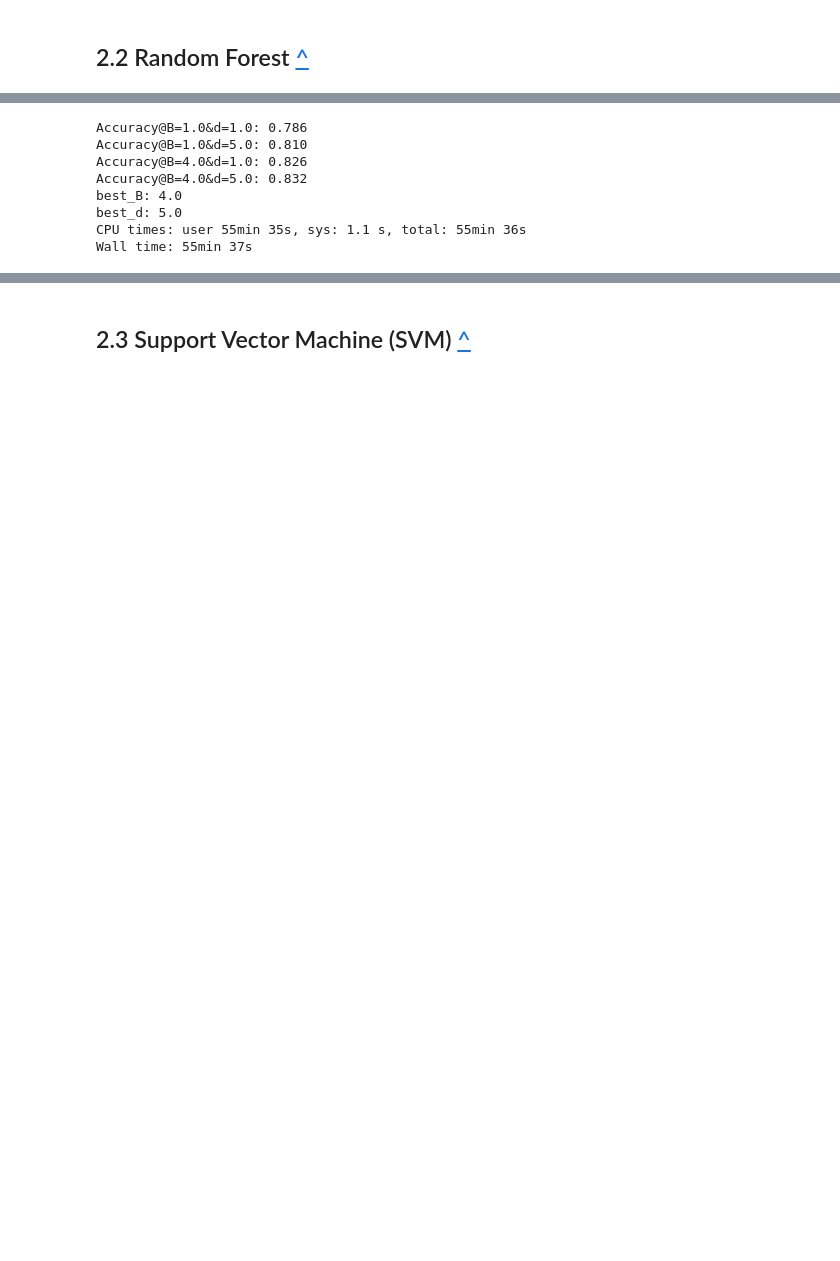
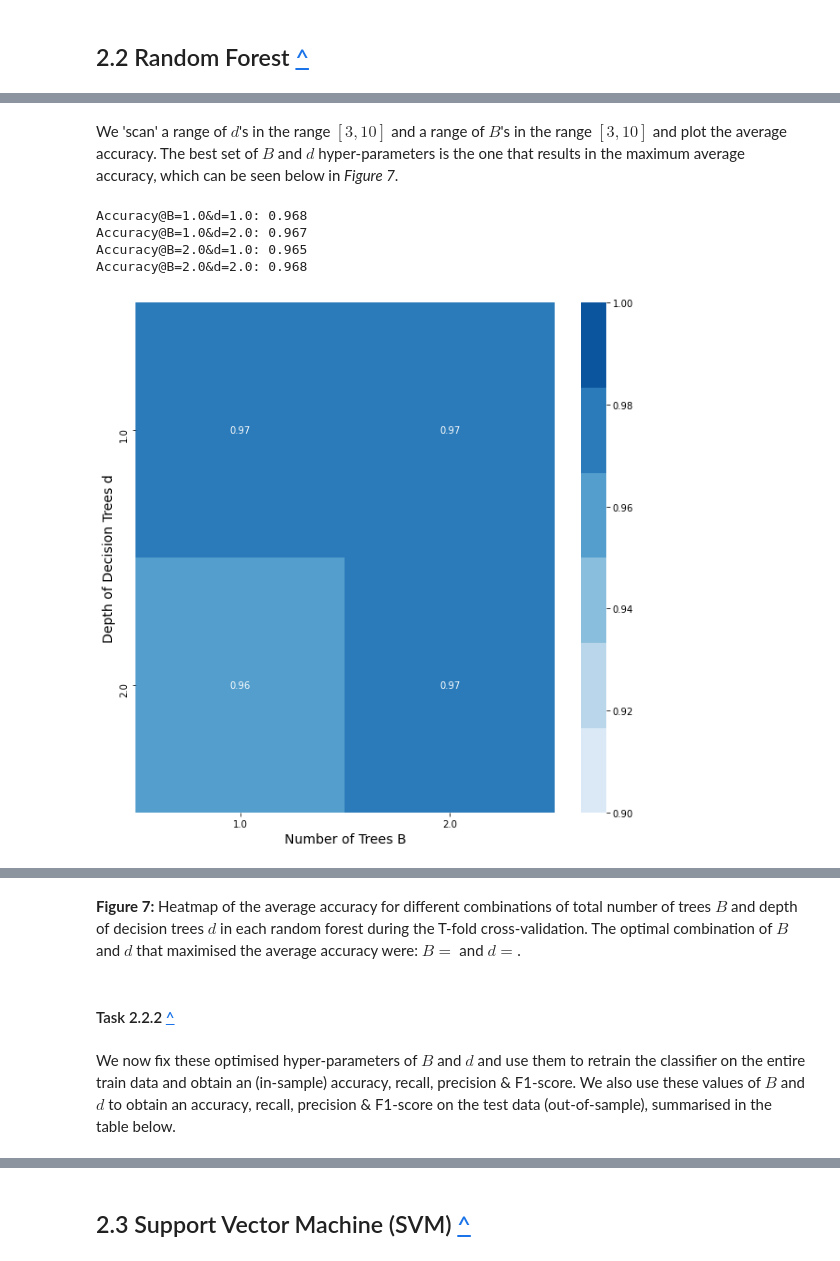
Before and after one commit to GeorgeAlevras/Data-Science-Coursework-1, a Jupyter notebook: Alevras01531221_CW1_clean_V1.ipynb, the cells around one changed output, grey strips where cells are left out. Cells and saved outputs as stored; diff of their text form; code cells hidden in the pictures; blank space fills up the shorter version.

```diff
--- a/Alevras01531221_CW1_clean_V1.ipynb
+++ b/Alevras01531221_CW1_clean_V1.ipynb
@@ -953,7 +954,7 @@ def cross_entropy_split_value(X, y, sample_weights, column, categorical):
         column: the column of the feature for calculating. 0 <= column < D
         categorical: boolean value indicating whether column is a categorical variable or numerical.
     Returns:
-        (float, float): the resulted GINI-index and the corresponding value used in splitting.
+        (float, float): the resulted cross-entropy and the corresponding value used in splitting.
     """
 
     unique_vals = np.unique(X[:, column])
@@ -1063,7 +1061,7 @@ def cross_entropy_split_rf(n_features, X, y, sample_weights, columns_dict):
         sample_weights: weights for each samples, of shape (N,).
         columns_dict: a dictionary mapping column indices to whether the column is categorical or numerical variable.
     Returns:
-        (float, int, float): the minimized gini-index, the best feature index and value used in splitting.
+        (float, int, float): the minimized cross-entropy, the best feature index and value used in splitting.
     """
     columns = np.random.choice(list(columns_dict.keys()), n_features, replace=False)  # choose columns without replacement to form splits
     columns_dict = {c: columns_dict[c] for c in columns}
@@ -1231,7 +1226,7 @@ Wall time: 2min 52s
 # %%
 from collections import defaultdict
 
-def rf_cross_validation_score(X_train, y_train, folds, B, d):
+def rf_cross_validation_score(X_train, y_train, folds, B, d, n_features):
     # X_train: (np.array) training features, of shape (N, D).
     # y_train: (np.array) vector of training labels, of shape (N,).
     # folds: a list of the 5 index arrays, dimensions: 5 x N/5
@@ -1259,7 +1254,7 @@ def rf_cross_validation_score(X_train, y_train, folds, B, d):
     # Return the average score
     return sum(scores) / len(scores)
 # %%
-def choose_best_hyperparams(X_train, y_train, folds, B_range, d_range):
+def choose_best_hyperparams(X_train, y_train, folds, B_range, d_range, n_features):
     # X_train: matrix containing the training descriptor variables, dimensions: N x p
     # y_train: vector containing class of outcome for training data, dimensions: N x 1
     # folds: a list of the 5 index arrays, dimensions: 5 x N/5
@@ -1271,27 +1266,42 @@ def choose_best_hyperparams(X_train, y_train, folds, B_range, d_range):
     for i, B in enumerate(B_range):
         for j, d in enumerate(d_range):
             # obtain score (accuracy) for given hyper-parameter combination
-            B_and_d_scores[i][j] = rf_cross_validation_score(X_train, y_train, folds, int(B), d)
+            B_and_d_scores[i][j] = rf_cross_validation_score(X_train, y_train, folds, int(B), d, n_features)
             print(f'Accuracy@B={B}&d={d}: {B_and_d_scores[i][j]:.3f}')
 
     # best hyper-parameters B and d are the ones that maximise the score (accuracy)
     best_B_and_d_index = np.argmax(B_and_d_scores)
-    return B_range[best_B_and_d_index//B_range.shape[0]], d_range[best_B_and_d_index%B_range.shape[0]]
+    return B_range[best_B_and_d_index//B_range.shape[0]], d_range[best_B_and_d_index%B_range.shape[0]], B_and_d_scores
+# %% [markdown]
+We 'scan' a range of $d$'s in the range $[3, 10]$ and a range of $B$'s in the range $[3, 10]$ and plot the average accuracy. The best set of $B$ and $d$ hyper-parameters is the one that results in the maximum average accuracy, which can be seen below in *Figure 7*.
 # %%
-%%time
-X_copy_df = X.drop([X.shape[0]-1])
-B_range = np.linspace(1, 4, 2)  # range of hyper-parameter B (number of trees in a forest) to consider
-d_range = np.linspace(1, 5, 2)  # range of hyper-parameter d (depth of decision tree) to consider
+y = np.array(y).astype(int)
+training_weights = np.ones_like(y)/len(y)  # assign equal weights for all
+# We need a dictionary indicating whether the column index maps to a
+# categorical feature or numerical
+# In this example, all features are numerical (categorical=False)
+columns_dict = {index: False for index in range(X.shape[1])}
+n_features = X.shape[1] // 3
+
+# X_copy_df = X.drop([X.shape[0]-1])
+B_range = np.linspace(1, 2, 2)  # range of hyper-parameter B (number of trees in a forest) to consider
+d_range = np.linspace(1, 2, 2)  # range of hyper-parameter d (depth of decision tree) to consider
+
 # perform 5-fold cross-validation to obtain best combination of hyper-parameters B and d
-best_B, best_d = choose_best_hyperparams(X_copy_df, y_copy, folds_indexes, B_range, d_range)
-print('best_B:', best_B)
-print('best_d:', best_d)
+best_B, best_d, B_and_d_scores = choose_best_hyperparams(X_copy, np.array(y_copy), folds_indexes, B_range, d_range, n_features)
+
+import seaborn as sns
+x_axis_labels = B_range
+y_axis_labels = d_range
+fig, ax = plt.subplots(figsize=(10, 10))
+color = sns.color_palette("Blues")
+s = sns.heatmap(B_and_d_scores, xticklabels=x_axis_labels, yticklabels=y_axis_labels, ax=ax, cmap=color, vmin=0.9, vmax=1, annot=B_and_d_scores)
+s.set_xlabel('Depth of Decision Trees d', fontsize=14)
+s.set_ylabel('Number of Decision Trees B', fontsize=14)
+plt.show()
 # %% [output]
-Accuracy@B=1.0&d=1.0: 0.786
-Accuracy@B=1.0&d=5.0: 0.810
-Accuracy@B=4.0&d=1.0: 0.826
-Accuracy@B=4.0&d=5.0: 0.832
-best_B: 4.0
-best_d: 5.0
-CPU times: user 55min 35s, sys: 1.1 s, total: 55min 36s
-Wall time: 55min 37s
+Accuracy@B=1.0&d=1.0: 0.968
+Accuracy@B=1.0&d=2.0: 0.967
+Accuracy@B=2.0&d=1.0: 0.965
+Accuracy@B=2.0&d=2.0: 0.968
+[figure, added]
@@ -1298,3 +1310,11 @@ Wall time: 55min 37s
+# %% [markdown]
+**Figure 7:** Heatmap of the average accuracy for different combinations of total number of trees $B$ and depth of decision trees $d$ in each random forest during the T-fold cross-validation. The optimal combination of $B$ and $d$ that maximised the average accuracy were: $B=$ and $d=$.
+# %% [markdown]
+<a name="q222"></a>
+
+#### Task 2.2.2 [^](#outline)
+# %% [markdown]
+We now fix these optimised hyper-parameters of $B$ and $d$ and use them to retrain the classifier on the entire train data and obtain an (in-sample) accuracy, recall, precision & F1-score. We also use these values of $B$ and $d$ to obtain an accuracy, recall, precision & F1-score on the test data (out-of-sample), summarised in the table below.
 # %%
 def recall(y_true, y_pred):
     # true positives
```
Also changed, not shown: parts of 46 cells of this notebook.
